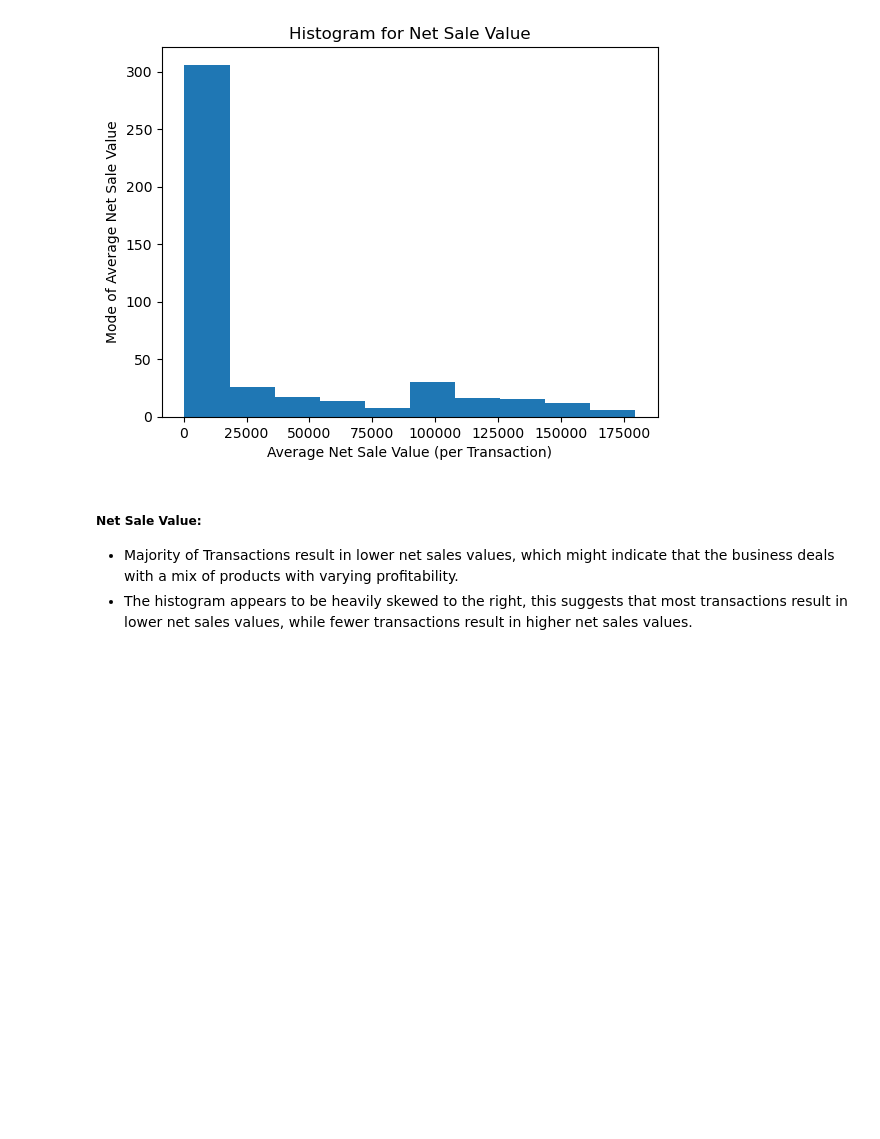
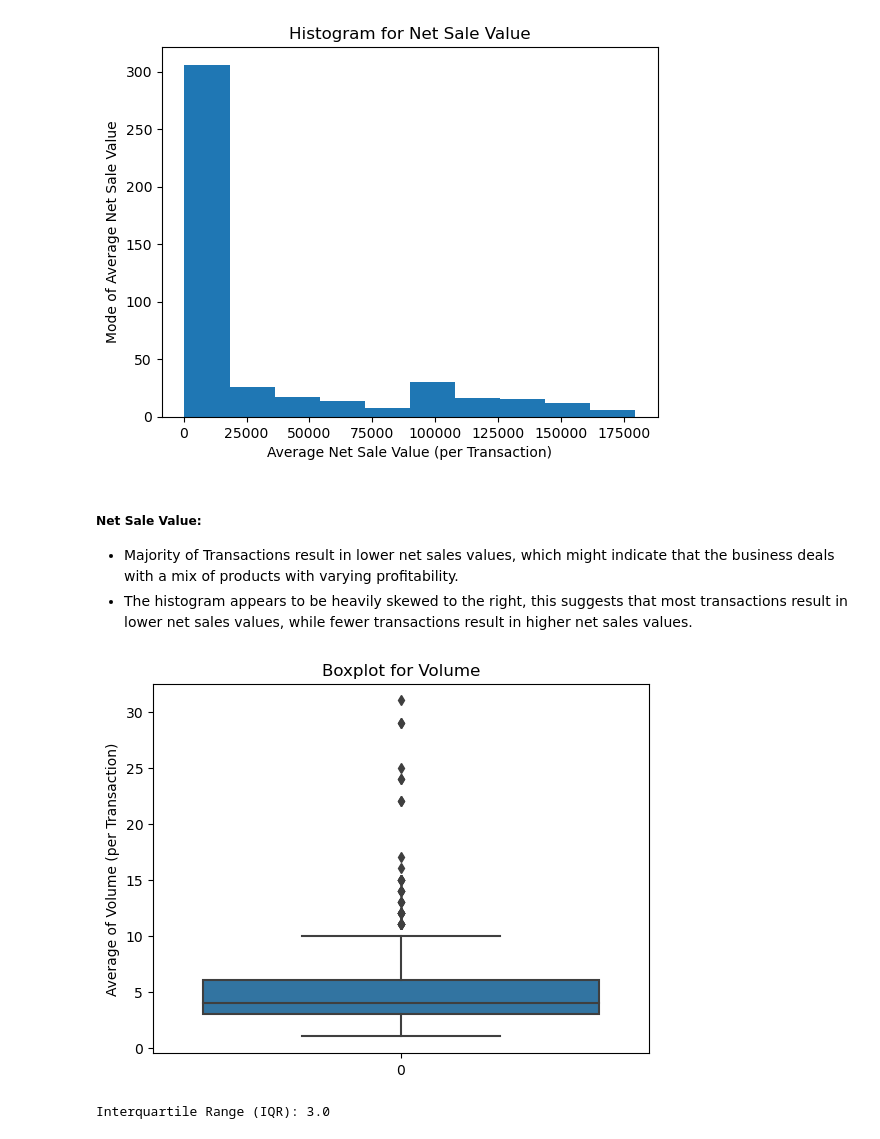
Before and after one commit to Priyanshu501/Assignments, a Jupyter notebook: Basic stats - 1/Basic_Stats-1.ipynb, the cells around one changed output. Saved outputs shown, nothing was run; the diff lists cells and outputs as text; code cells hidden in the pictures; blank space fills up the shorter version.

Commit message:
Visualization using Boxplots

```diff
--- a/Basic stats - 1/Basic_Stats-1.ipynb
+++ b/Basic stats - 1/Basic_Stats-1.ipynb
@@ -202,0 +205,15 @@ plt.show()
+# %%
+#df[['Volume', 'Avg Price', 'Total Sales Value', 'Discount Rate (%)', 'Discount Amount', 'Net Sales Value']]
+sns.boxplot(df['Volume'])
+plt.ylabel('Average of Volume (per Transaction)')
+plt.title('Boxplot for Volume')
+plt.show()
+
+# Calculate the interquartile range (IQR)
+q1 = df['Volume'].quantile(0.25)
+q3 = df['Volume'].quantile(0.75)
+iqr = q3 - q1
+print("Interquartile Range (IQR):", iqr)
+# %% [output]
+[figure, added]
+Interquartile Range (IQR): 3.0
```
Also changed, not shown: parts of 6 cells of this notebook.
